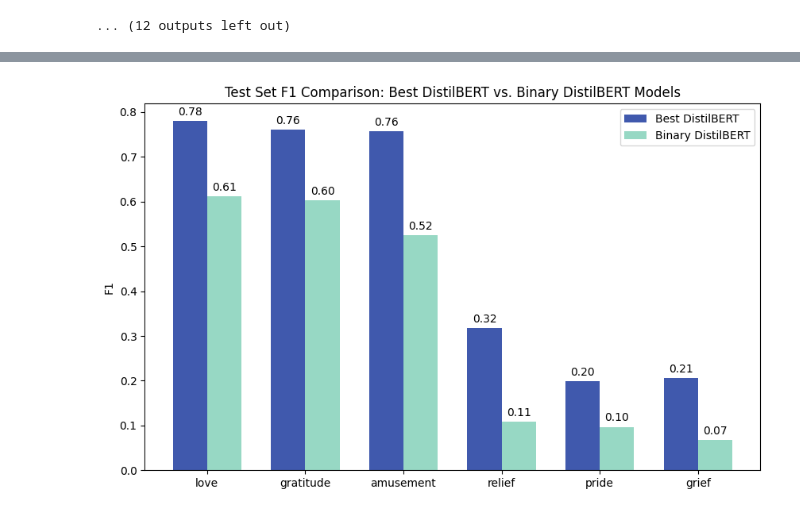
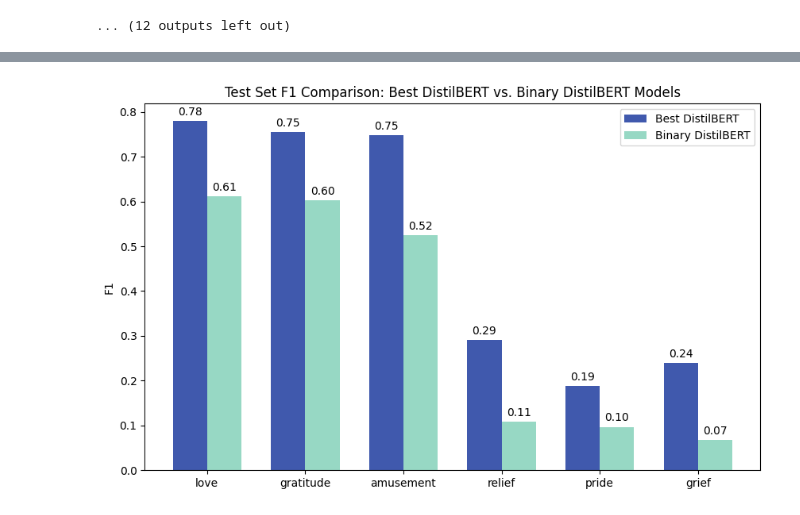
Before and after one commit to simrankgill/classifying_emotions_nlp, a Jupyter notebook: PHASE_2_Emotion_Classfication_NLP_DistilBERT.ipynb, the cells around one changed output, grey strips where cells are left out. Saved outputs shown, nothing was run; the diff lists cells and outputs as text; code cells hidden in the pictures.

Commit message:
distilBERT

```diff
--- a/PHASE_2_Emotion_Classfication_NLP_DistilBERT.ipynb
+++ b/PHASE_2_Emotion_Classfication_NLP_DistilBERT.ipynb
@@ -1963,29 +1963,29 @@ amusement            0.872031             0.127969             0.175490
 # %%
 target_labels = ['love', 'gratitude', 'amusement', 'relief', 'pride', 'grief']
 
 # Best distilBERT model F1 results from test set: thresholds only with freezing
-distilbert_best_model = [0.779844, 0.761194, 0.757282, 0.317719, 0.198300, 0.205761]
+distilbert_best_model = [0.779438, 0.754617, 0.748011, 0.290441, 0.188482, 0.239726]
 
 # distilBERT binary results from test set
 binary_distilbert = [0.612194, 0.603122, 0.524314, 0.108413, 0.096958, 0.067233]
 
 # creating bar graph
 x= np.arange(len(target_labels))
 width = 0.35
 
 fig, ax = plt.subplots(figsize=(10, 6))
 rects1 = ax.bar(x - width/2, distilbert_best_model, width, label='Best DistilBERT',color='#4059AD')
 rects2 = ax.bar(x + width/2, binary_distilbert, width, label='Binary DistilBERT', color='#97D8C4')
 
 ax.set_ylabel('F1')
 ax.set_title('Test Set F1 Comparison: Best DistilBERT vs. Binary DistilBERT Models')
 ax.set_xticks(x)
 ax.set_xticklabels(target_labels)
 ax.legend()
 
 ax.bar_label(rects1, fmt='%.2f', padding=3)
 ax.bar_label(rects2, fmt='%.2f', padding=3)
 
 plt.show()
 # %% [output]
-[figure, old version]
+[figure, new version]
```
